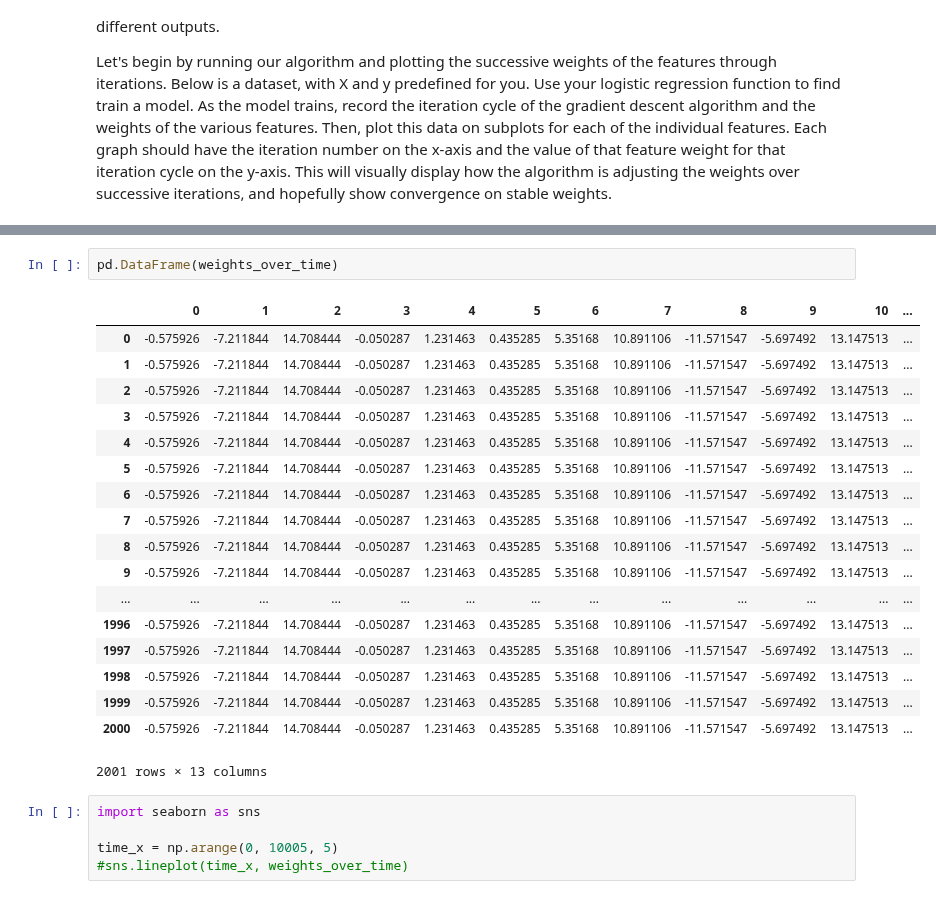
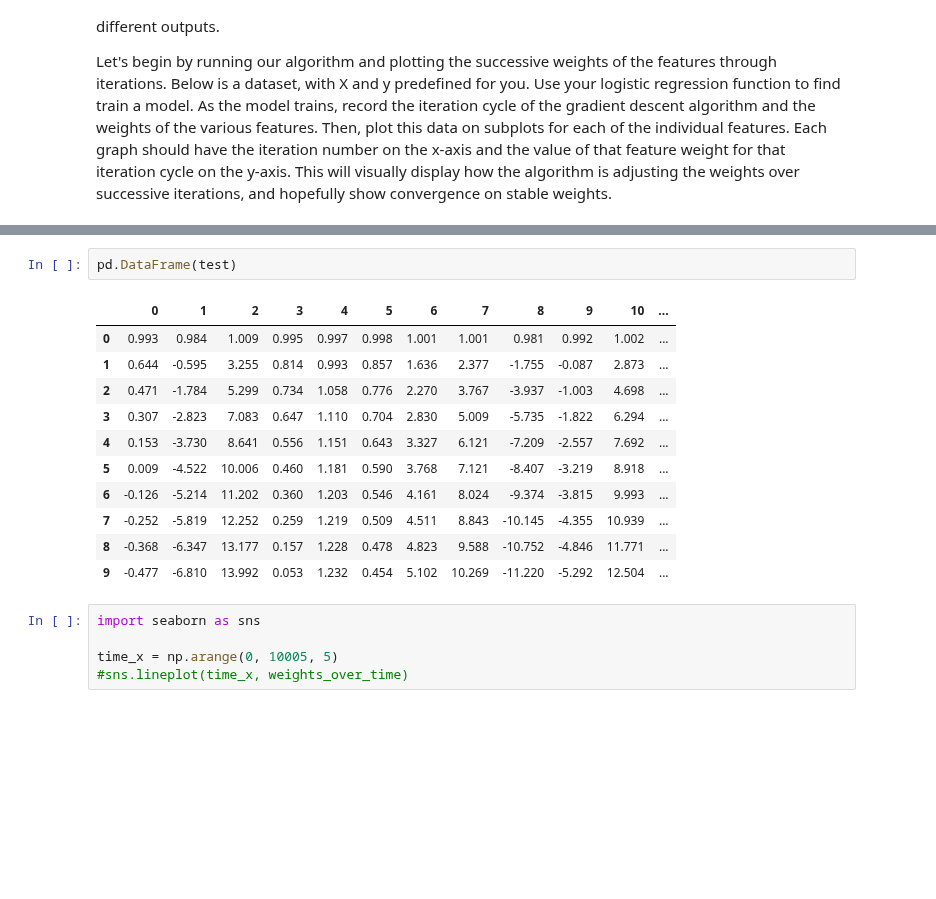
Before and after one commit to UpwardTrajectory/dsc-3-30-06-coding-logistic-regression-from-scratch-seattle-ds-career-040119, a Jupyter notebook: index.ipynb, the cells around one changed output, grey strips where cells are left out. Drawn from its saved outputs; the diff is of its cells as text; blank space fills up the shorter version.

```diff
--- a/index.ipynb
+++ b/index.ipynb
@@ -156,26 +156,19 @@ test
   -8.157,
   -2.111]]
 # %%
-pd.DataFrame(weights_over_time)
+pd.DataFrame(test)
 # %% [output]
 |  | 0 | 1 | 2 | 3 | 4 | 5 | 6 | 7 | 8 | 9 | 10 | ... |
-| 0 | -0.575926 | -7.211844 | 14.708444 | -0.050287 | 1.231463 | 0.435285 | 5.35168 | 10.891106 | -11.571547 | -5.697492 | 13.147513 | ... |
-| 1 | -0.575926 | -7.211844 | 14.708444 | -0.050287 | 1.231463 | 0.435285 | 5.35168 | 10.891106 | -11.571547 | -5.697492 | 13.147513 | ... |
-| 2 | -0.575926 | -7.211844 | 14.708444 | -0.050287 | 1.231463 | 0.435285 | 5.35168 | 10.891106 | -11.571547 | -5.697492 | 13.147513 | ... |
-| 3 | -0.575926 | -7.211844 | 14.708444 | -0.050287 | 1.231463 | 0.435285 | 5.35168 | 10.891106 | -11.571547 | -5.697492 | 13.147513 | ... |
-| 4 | -0.575926 | -7.211844 | 14.708444 | -0.050287 | 1.231463 | 0.435285 | 5.35168 | 10.891106 | -11.571547 | -5.697492 | 13.147513 | ... |
-| 5 | -0.575926 | -7.211844 | 14.708444 | -0.050287 | 1.231463 | 0.435285 | 5.35168 | 10.891106 | -11.571547 | -5.697492 | 13.147513 | ... |
-| 6 | -0.575926 | -7.211844 | 14.708444 | -0.050287 | 1.231463 | 0.435285 | 5.35168 | 10.891106 | -11.571547 | -5.697492 | 13.147513 | ... |
-| 7 | -0.575926 | -7.211844 | 14.708444 | -0.050287 | 1.231463 | 0.435285 | 5.35168 | 10.891106 | -11.571547 | -5.697492 | 13.147513 | ... |
-| 8 | -0.575926 | -7.211844 | 14.708444 | -0.050287 | 1.231463 | 0.435285 | 5.35168 | 10.891106 | -11.571547 | -5.697492 | 13.147513 | ... |
-| 9 | -0.575926 | -7.211844 | 14.708444 | -0.050287 | 1.231463 | 0.435285 | 5.35168 | 10.891106 | -11.571547 | -5.697492 | 13.147513 | ... |
-| ... | ... | ... | ... | ... | ... | ... | ... | ... | ... | ... | ... | ... |
-| 1996 | -0.575926 | -7.211844 | 14.708444 | -0.050287 | 1.231463 | 0.435285 | 5.35168 | 10.891106 | -11.571547 | -5.697492 | 13.147513 | ... |
-| 1997 | -0.575926 | -7.211844 | 14.708444 | -0.050287 | 1.231463 | 0.435285 | 5.35168 | 10.891106 | -11.571547 | -5.697492 | 13.147513 | ... |
-| 1998 | -0.575926 | -7.211844 | 14.708444 | -0.050287 | 1.231463 | 0.435285 | 5.35168 | 10.891106 | -11.571547 | -5.697492 | 13.147513 | ... |
-| 1999 | -0.575926 | -7.211844 | 14.708444 | -0.050287 | 1.231463 | 0.435285 | 5.35168 | 10.891106 | -11.571547 | -5.697492 | 13.147513 | ... |
-| 2000 | -0.575926 | -7.211844 | 14.708444 | -0.050287 | 1.231463 | 0.435285 | 5.35168 | 10.891106 | -11.571547 | -5.697492 | 13.147513 | ... |
+| 0 | 0.993 | 0.984 | 1.009 | 0.995 | 0.997 | 0.998 | 1.001 | 1.001 | 0.981 | 0.992 | 1.002 | ... |
+| 1 | 0.644 | -0.595 | 3.255 | 0.814 | 0.993 | 0.857 | 1.636 | 2.377 | -1.755 | -0.087 | 2.873 | ... |
+| 2 | 0.471 | -1.784 | 5.299 | 0.734 | 1.058 | 0.776 | 2.270 | 3.767 | -3.937 | -1.003 | 4.698 | ... |
+| 3 | 0.307 | -2.823 | 7.083 | 0.647 | 1.110 | 0.704 | 2.830 | 5.009 | -5.735 | -1.822 | 6.294 | ... |
+| 4 | 0.153 | -3.730 | 8.641 | 0.556 | 1.151 | 0.643 | 3.327 | 6.121 | -7.209 | -2.557 | 7.692 | ... |
+| 5 | 0.009 | -4.522 | 10.006 | 0.460 | 1.181 | 0.590 | 3.768 | 7.121 | -8.407 | -3.219 | 8.918 | ... |
+| 6 | -0.126 | -5.214 | 11.202 | 0.360 | 1.203 | 0.546 | 4.161 | 8.024 | -9.374 | -3.815 | 9.993 | ... |
+| 7 | -0.252 | -5.819 | 12.252 | 0.259 | 1.219 | 0.509 | 4.511 | 8.843 | -10.145 | -4.355 | 10.939 | ... |
+| 8 | -0.368 | -6.347 | 13.177 | 0.157 | 1.228 | 0.478 | 4.823 | 9.588 | -10.752 | -4.846 | 11.771 | ... |
+| 9 | -0.477 | -6.810 | 13.992 | 0.053 | 1.232 | 0.454 | 5.102 | 10.269 | -11.220 | -5.292 | 12.504 | ... |
-2001 rows × 13 columns
 # %%
 import seaborn as sns
 
```
